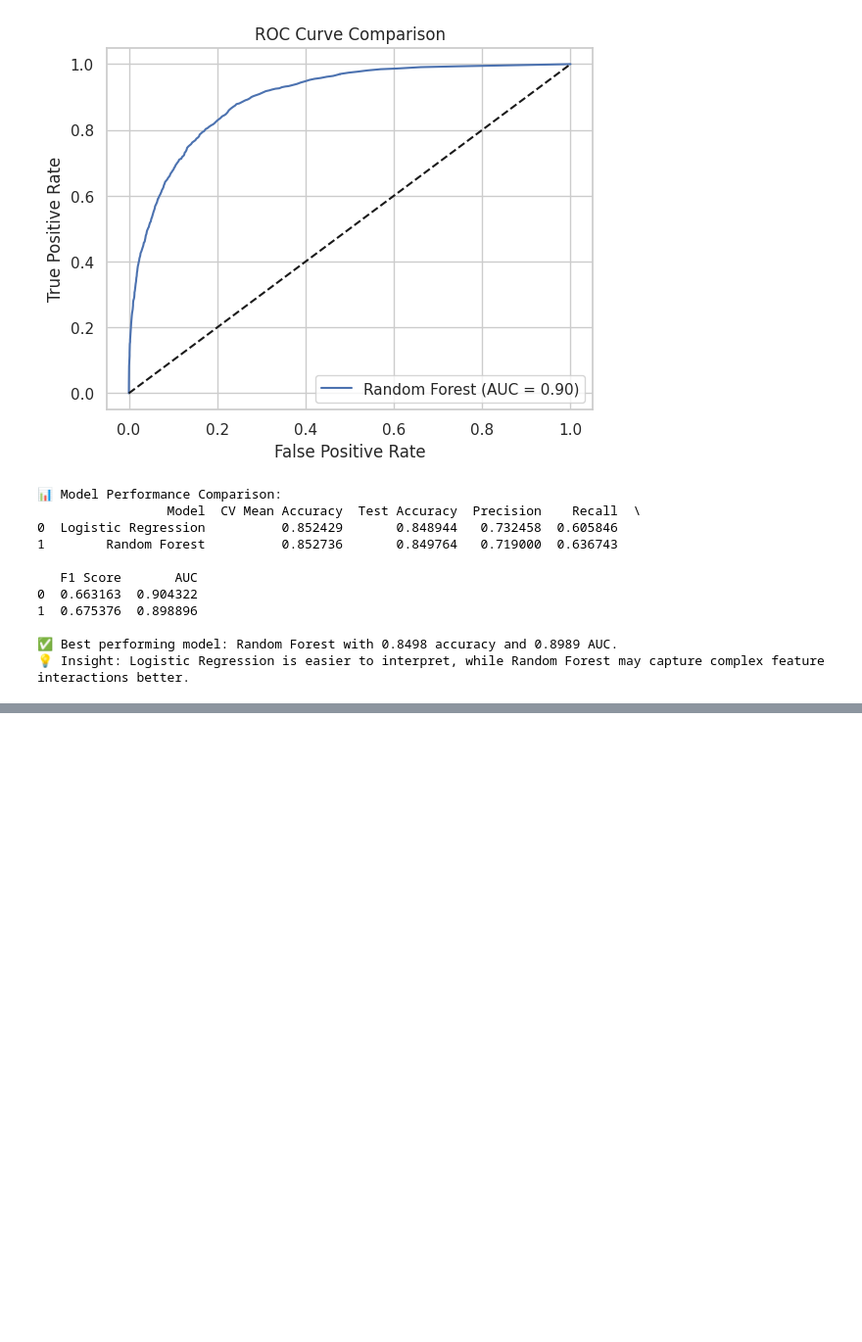
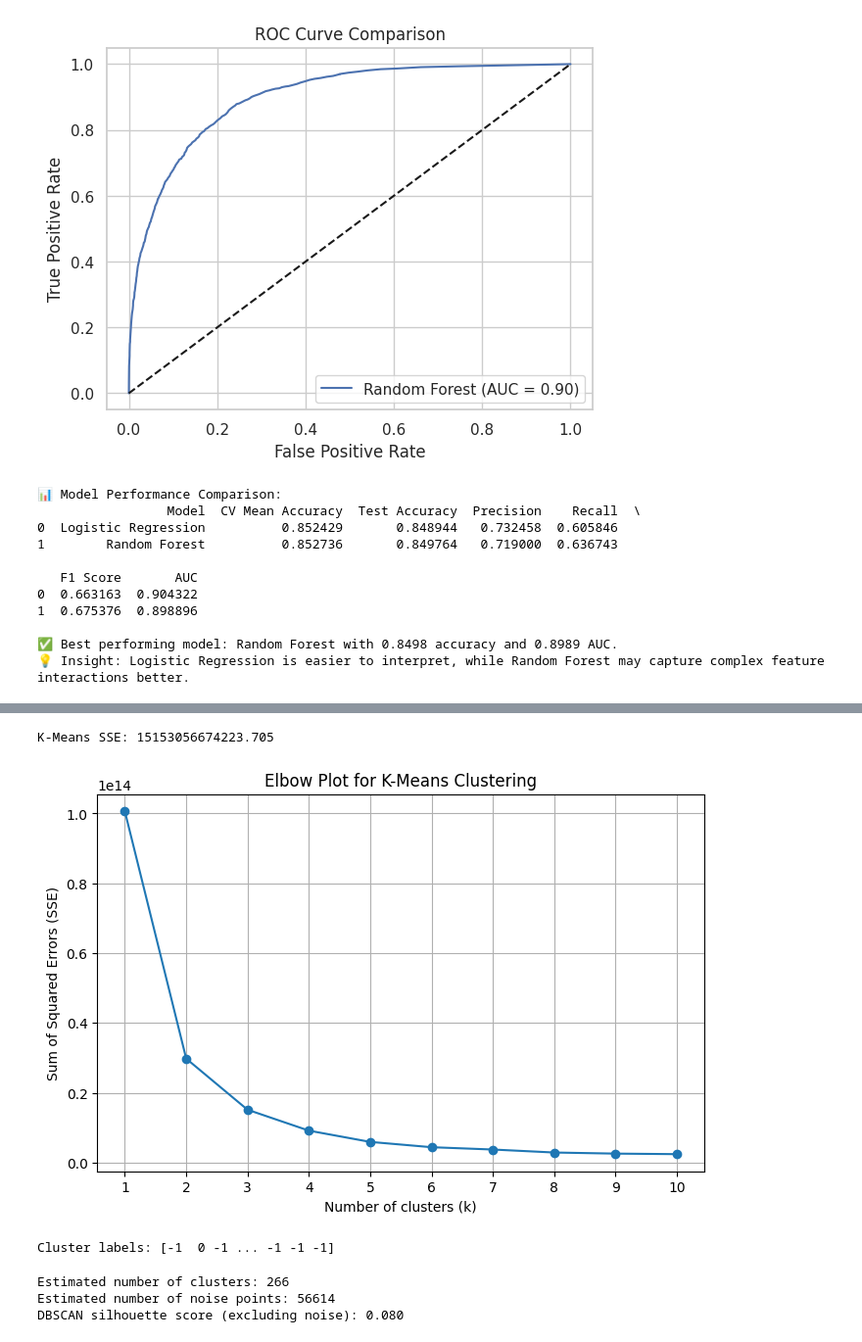
Before and after one commit to vxdao01/504, a Jupyter notebook: final-edit.ipynb, the cells around one changed output, grey strips where cells are left out. Shown at 98% size. Drawn from its saved outputs; the diff is of its cells as text; code cells hidden in the pictures; blank space fills up the shorter version.

```diff
--- a/final-edit.ipynb
+++ b/final-edit.ipynb
@@ -550,0 +564,57 @@ Silhouette score: 0.550
+# %%
+kmeans = KMeans(n_clusters=n_clusters, random_state=42).fit(df_encoded_cleaned)
+sse_kmeans = kmeans.inertia_  # sum of squared distances to centroid
+print(f"K-Means SSE: {sse_kmeans}")
+# %% [output]
+K-Means SSE: 15153056674223.705
+# %%
+# Specify the range of clusters to try
+k_range = range(1, 11)
+sse = []
+
+# Calculate K-Means SSE for each k
+for k in k_range:
+    kmeans = KMeans(n_clusters=k, random_state=42)
+    kmeans.fit(df_encoded_cleaned)
+    sse.append(kmeans.inertia_)  # inertia_ is the SSE
+
+# Plot the elbow curve
+plt.figure(figsize=(8, 5))
+plt.plot(k_range, sse, marker='o')
+plt.xlabel('Number of clusters (k)')
+plt.ylabel('Sum of Squared Errors (SSE)')
+plt.title('Elbow Plot for K-Means Clustering')
+plt.xticks(k_range)
+plt.grid(True)
+plt.show()
+# %% [output]
+[figure, added]
+# %%
+# Scale the data first
+X_scaled = StandardScaler().fit_transform(df_encoded_cleaned)
+
+# Initialize DBSCAN with parameters:
+# eps = radius for neighborhood search
+# min_samples = minimum points to form a dense region (core point)
+dbscan = DBSCAN(eps=0.5, min_samples=5)
+
+# Fit DBSCAN model and get cluster labels
+clusters = dbscan.fit_predict(X_scaled)
+
+# clusters is an array of cluster labels for each point
+# -1 means noise (outlier) point not assigned to any cluster
+print("Cluster labels:", clusters)
+# %% [output]
+Cluster labels: [-1  0 -1 ... -1 -1 -1]
+# %%
+# Silhouette score can be computed only if there's more than 1 cluster excluding noise
+if n_clusters_dbscan > 1:
+    mask = dbscan_labels != -1  # Exclude noise points for silhouette calculation
+    silhouette_dbscan = silhouette_score(X_scaled[mask], dbscan_labels[mask])
+    print(f"DBSCAN silhouette score (excluding noise): {silhouette_dbscan:.3f}")
+else:
+    print("DBSCAN silhouette score: Not applicable (only one cluster or noise).")
+# %% [output]
+Estimated number of clusters: 266
+Estimated number of noise points: 56614
+DBSCAN silhouette score (excluding noise): 0.080
```
Also changed, not shown: parts of 10 cells of this notebook.
